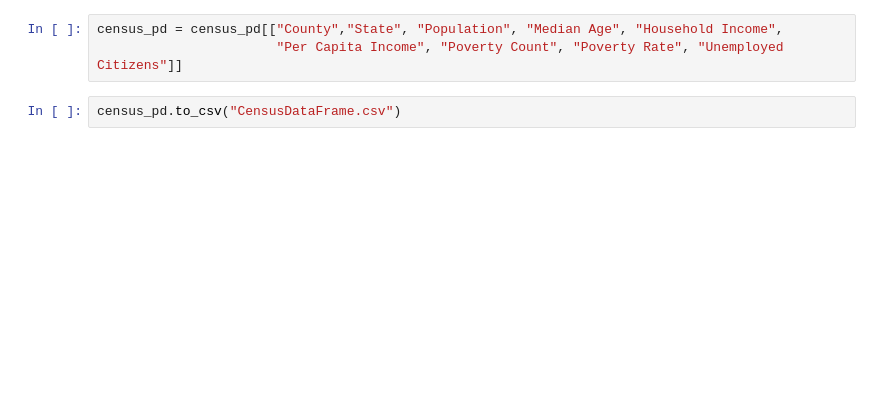
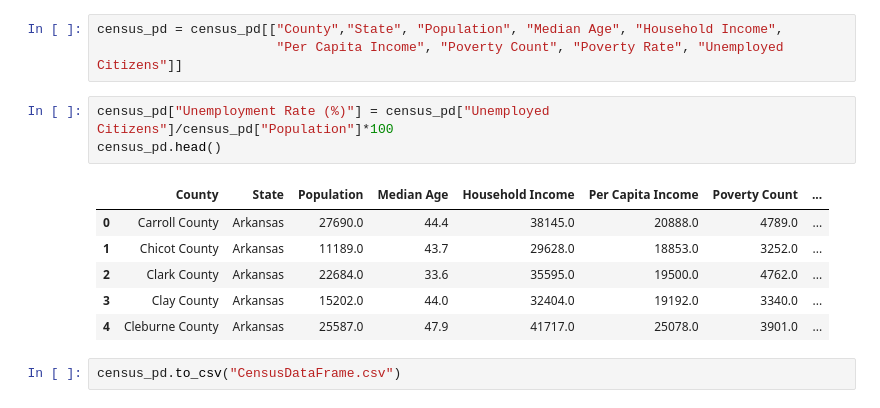
Before and after one commit to swbrummund/Project.01, a Jupyter notebook: Data_Collection/Census_API/Census Data.ipynb, the cells around one changed output. Saved outputs shown, nothing was run; the diff lists cells and outputs as text; blank space fills up the shorter version.

```diff
--- a/Data_Collection/Census_API/Census Data.ipynb
+++ b/Data_Collection/Census_API/Census Data.ipynb
@@ -98,5 +98,15 @@ census_pd.head()
 # %%
 census_pd = census_pd[["County","State", "Population", "Median Age", "Household Income",
                        "Per Capita Income", "Poverty Count", "Poverty Rate", "Unemployed Citizens"]]
+# %%
+census_pd["Unemployment Rate (%)"] = census_pd["Unemployed Citizens"]/census_pd["Population"]*100
+census_pd.head()
+# %% [output]
+|  | County | State | Population | Median Age | Household Income | Per Capita Income | Poverty Count | ... |
+| 0 | Carroll County | Arkansas | 27690.0 | 44.4 | 38145.0 | 20888.0 | 4789.0 | ... |
+| 1 | Chicot County | Arkansas | 11189.0 | 43.7 | 29628.0 | 18853.0 | 3252.0 | ... |
+| 2 | Clark County | Arkansas | 22684.0 | 33.6 | 35595.0 | 19500.0 | 4762.0 | ... |
+| 3 | Clay County | Arkansas | 15202.0 | 44.0 | 32404.0 | 19192.0 | 3340.0 | ... |
+| 4 | Cleburne County | Arkansas | 25587.0 | 47.9 | 41717.0 | 25078.0 | 3901.0 | ... |
 # %%
 census_pd.to_csv("CensusDataFrame.csv")
```
Also changed, not shown: parts of 2 cells of this notebook.
